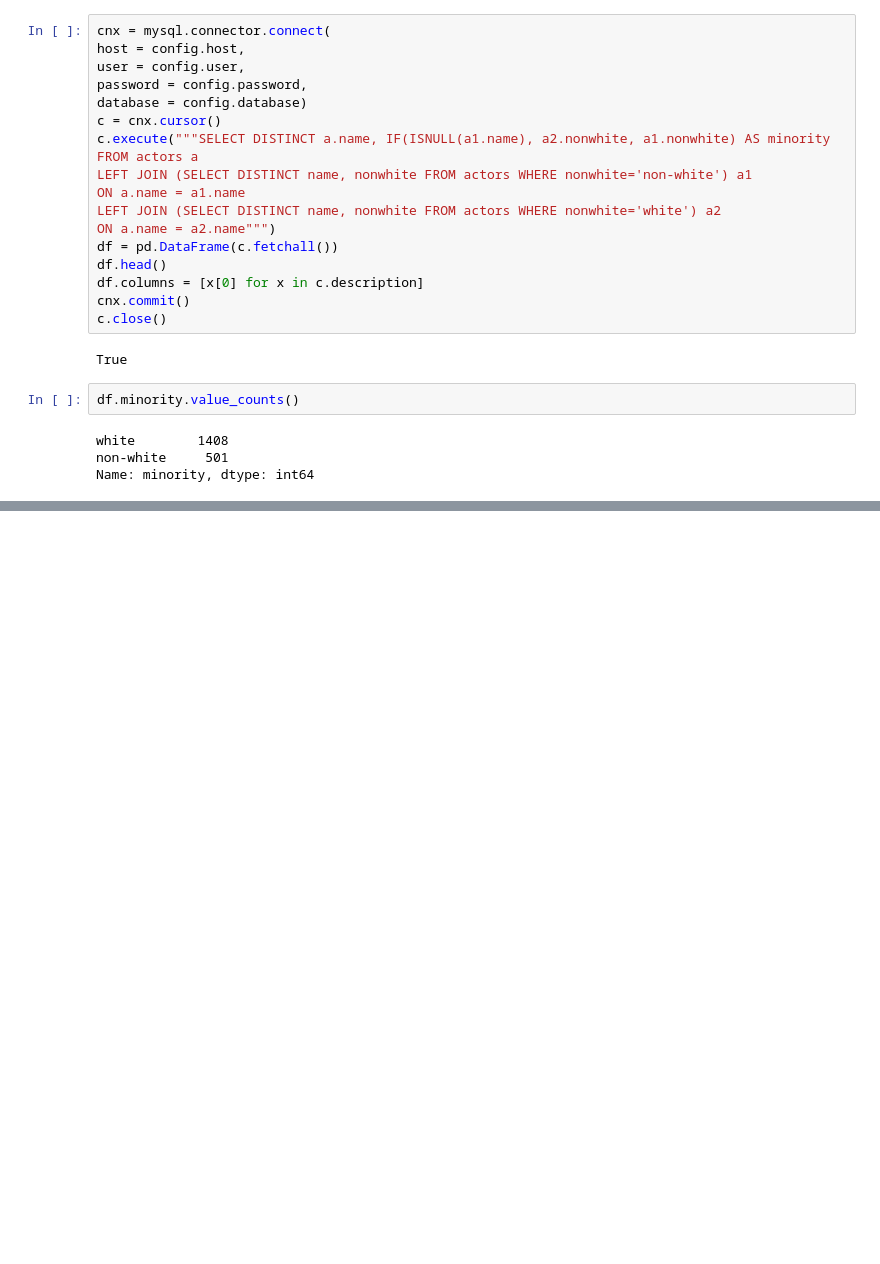
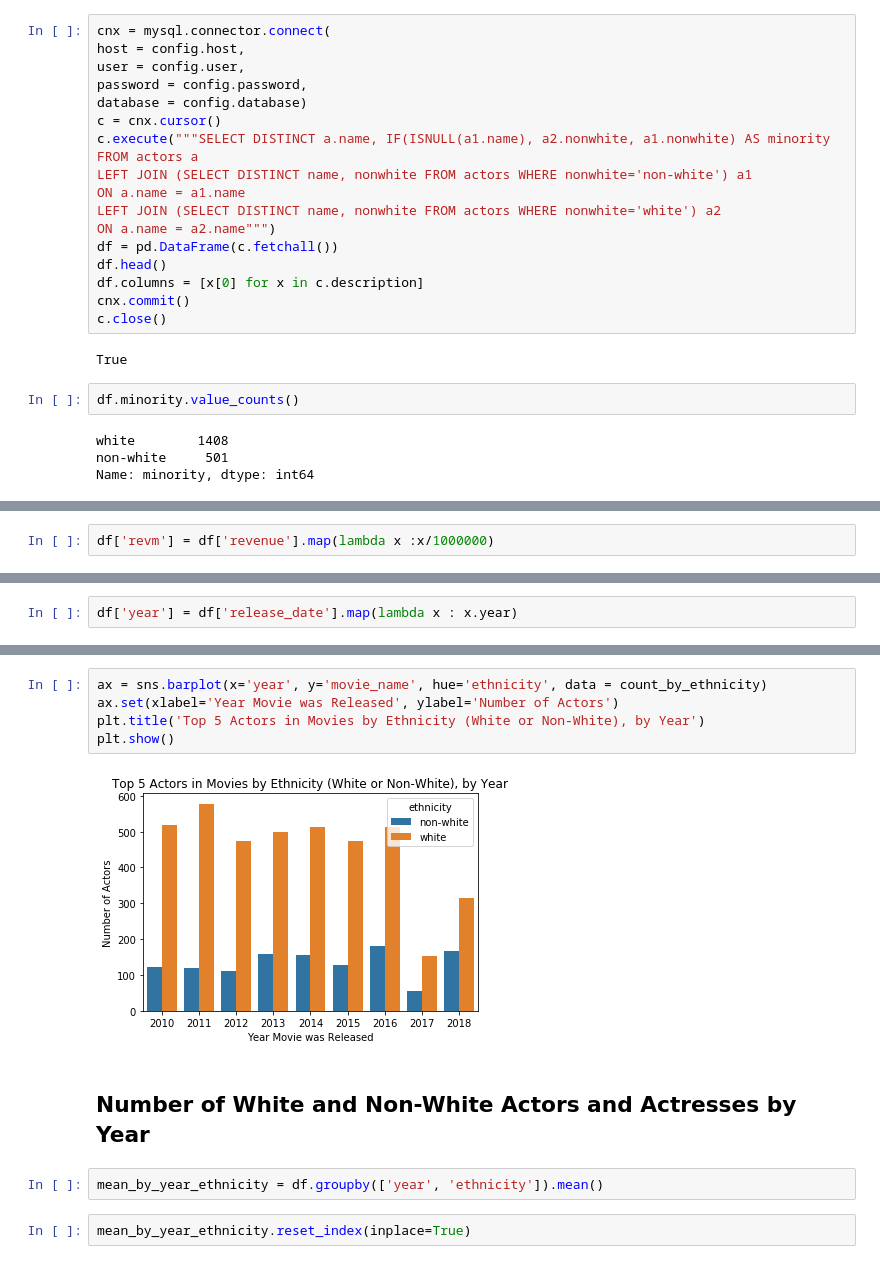
Before and after one commit to kathrinv/minorities-in-movies, a Jupyter notebook: minorities-in-movies-visualizations.ipynb, the cells around one changed output, grey strips where cells are left out. Saved outputs shown, nothing was run; the diff lists cells and outputs as text; blank space fills up the shorter version.

```diff
--- a/minorities-in-movies-visualizations.ipynb
+++ b/minorities-in-movies-visualizations.ipynb
@@ -360,0 +383,2 @@ df.sample(10)
+# %%
+df['revm'] = df['revenue'].map(lambda x :x/1000000)
@@ -360,0 +406,2 @@ df.sample(10)
+# %%
+df['year'] = df['release_date'].map(lambda x : x.year)
@@ -360,0 +489,13 @@ df.sample(10)
+# %%
+ax = sns.barplot(x='year', y='movie_name', hue='ethnicity', data = count_by_ethnicity)
+ax.set(xlabel='Year Movie was Released', ylabel='Number of Actors')
+plt.title('Top 5 Actors in Movies by Ethnicity (White or Non-White), by Year')
+plt.show()
+# %% [output]
+[figure, added]
+# %% [markdown]
+## Number of White and Non-White Actors and Actresses by Year
+# %%
+mean_by_year_ethnicity = df.groupby(['year', 'ethnicity']).mean()
+# %%
+mean_by_year_ethnicity.reset_index(inplace=True)
```
Also changed, not shown: parts of 72 cells of this notebook.
